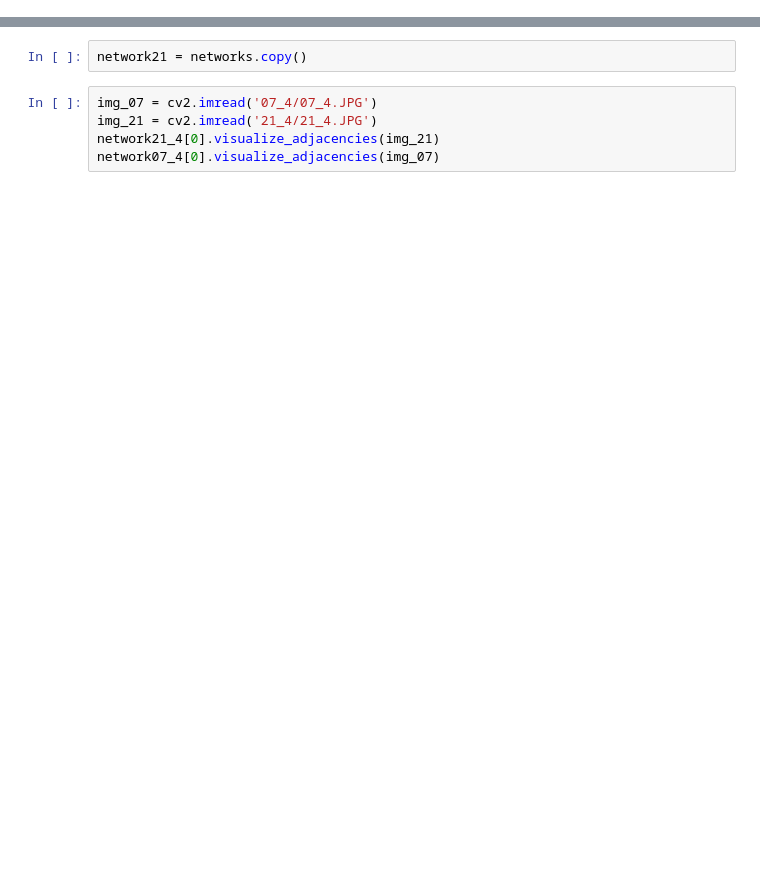
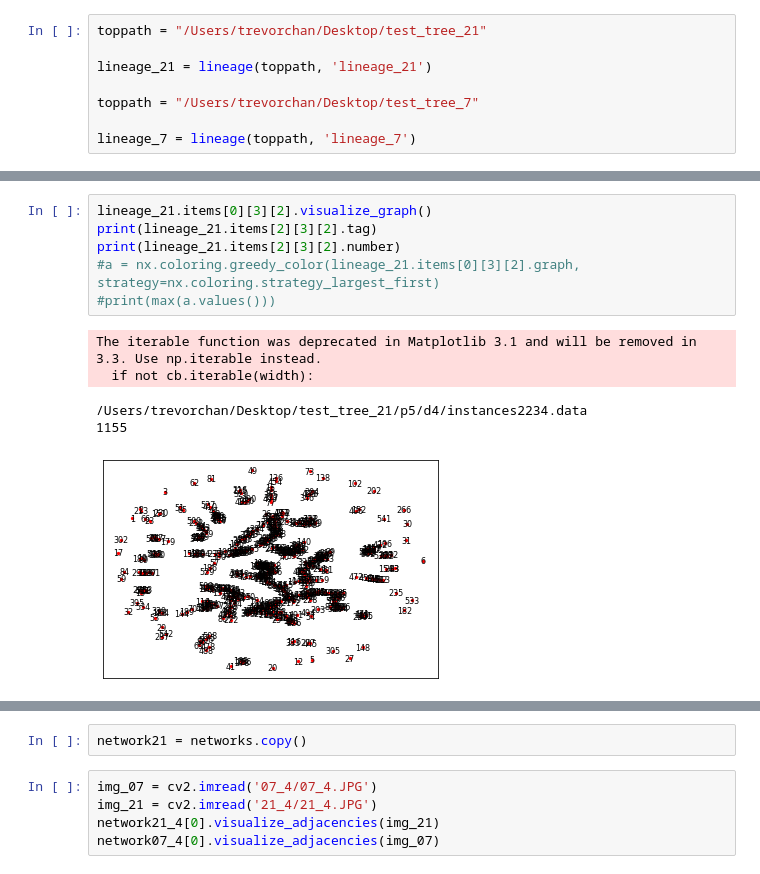
Before and after one commit to trevor-chan/research, a Jupyter notebook: morpho_scripts/NetworkAnalysis.ipynb, the cells around one changed output, grey strips where cells are left out. Drawn from its saved outputs; the diff is of its cells as text; blank space fills up the shorter version.

Commit message:
Changes to network analysis, more plotting scripts added, lineage construction tuned

```diff
--- a/morpho_scripts/NetworkAnalysis.ipynb
+++ b/morpho_scripts/NetworkAnalysis.ipynb
@@ -38,0 +216,8 @@ scipy.special.seterr(all='raise')
+# %%
+toppath = "/Users/trevorchan/Desktop/test_tree_21"
+
+lineage_21 = lineage(toppath, 'lineage_21')
+
+toppath = "/Users/trevorchan/Desktop/test_tree_7"
+
+lineage_7 = lineage(toppath, 'lineage_7')
@@ -38,0 +242,12 @@ scipy.special.seterr(all='raise')
+# %%
+lineage_21.items[0][3][2].visualize_graph()
+print(lineage_21.items[2][3][2].tag)
+print(lineage_21.items[2][3][2].number)
+#a = nx.coloring.greedy_color(lineage_21.items[0][3][2].graph, strategy=nx.coloring.strategy_largest_first)
+#print(max(a.values()))
+# %% [output]
+The iterable function was deprecated in Matplotlib 3.1 and will be removed in 3.3. Use np.iterable instead.
+  if not cb.iterable(width):
+/Users/trevorchan/Desktop/test_tree_21/p5/d4/instances2234.data
+1155
+[figure, added]
```
Also changed, not shown: parts of 22 cells of this notebook, 3 other files.
